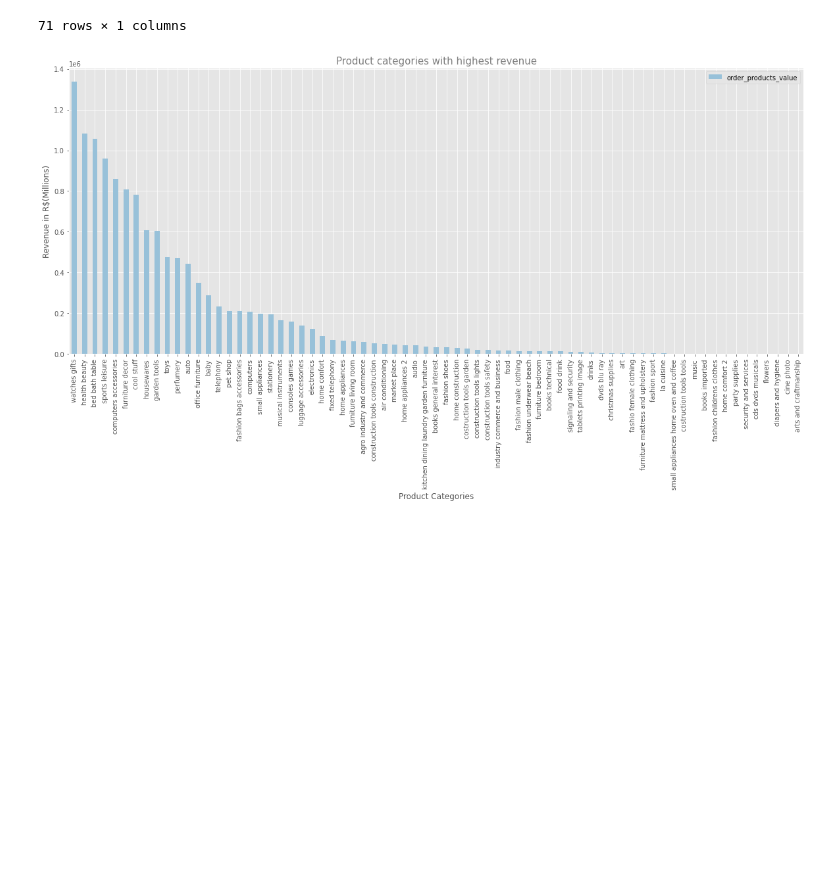
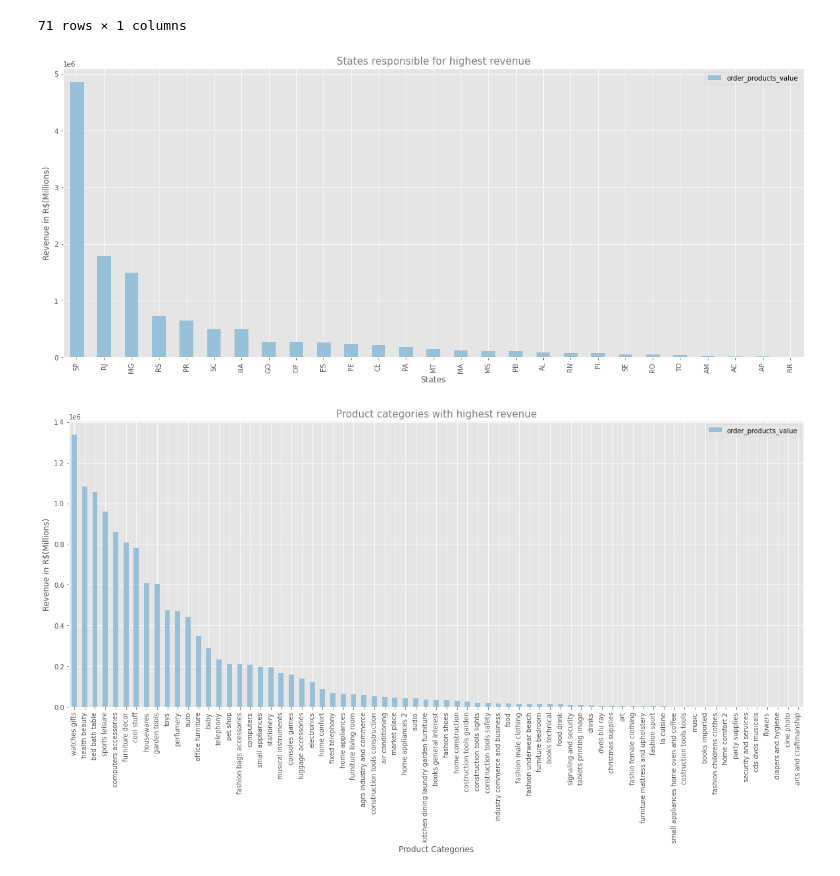
Before and after one commit to rimellegari/e-commerce, a Jupyter notebook: customer.ipynb, the cells around one changed output. Saved outputs shown, nothing was run; the diff lists cells and outputs as text; code cells hidden in the pictures; blank space fills up the shorter version.

```diff
--- a/customer.ipynb
+++ b/customer.ipynb
@@ -323,4 +323,13 @@ pd.pivot_table(data=df_olist, values='order_products_value',
 | cine foto | 502.00 |
 | artes e artesanato | 352.28 |
 71 rows × 1 columns
+# %%
+df_olist.groupby(df_olist['customer_state'])['order_products_value'].sum().sort_values(ascending=False).plot(kind='bar',figsize=(20,8),color='#98c1d9')
+plt.title('States responsible for highest revenue', size=15, color='#7e7e7e')
+plt.ylabel('Revenue in R$(Millions)')
+plt.xlabel('States')
+plt.legend()
+plt.show()
+# %% [output]
+[figure, added]
 # %%
```
Also changed, not shown: parts of 21 cells of this notebook.
